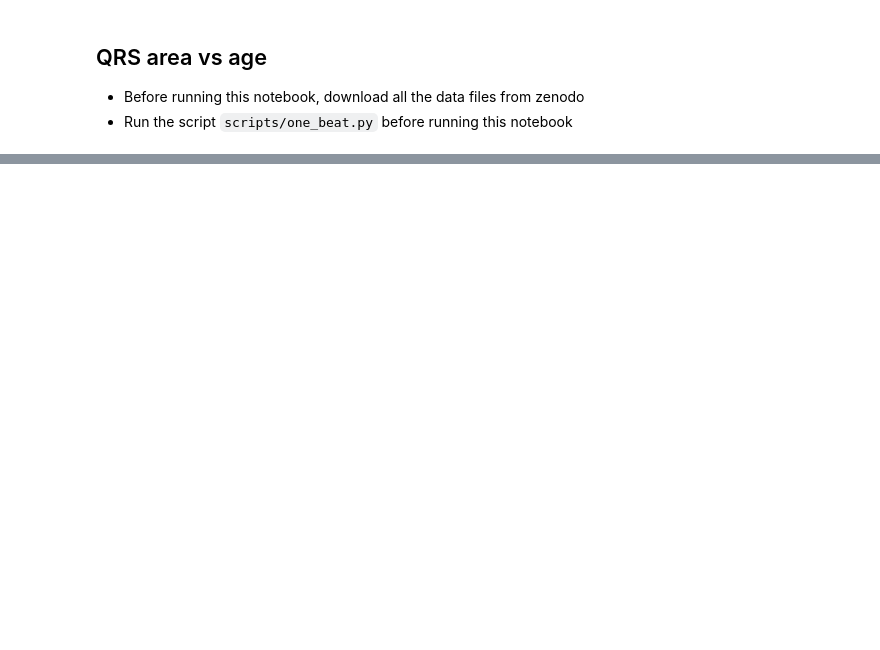
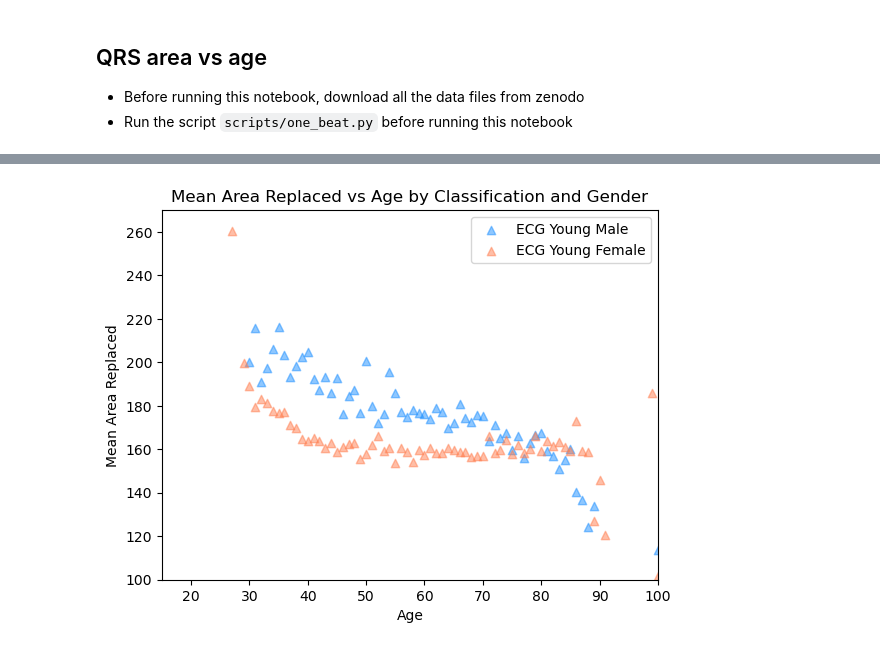
Before and after one commit to sanhitamj/ecg_unravel, a Jupyter notebook: notebooks/area_vs_age.ipynb, the cells around one changed output, grey strips where cells are left out. Drawn from its saved outputs; the diff is of its cells as text; code cells hidden in the pictures; blank space fills up the shorter version.

```diff
--- a/notebooks/area_vs_age.ipynb
+++ b/notebooks/area_vs_age.ipynb
@@ -336,0 +400,95 @@ plt.show()
+# %%
+df_gender_label = df.groupby(
+    ['age', 'is_male', 'classification']
+).agg(
+    area_mean=('all_chan_area', np.mean),
+    area_std=('all_chan_area', np.std)
+).reset_index()
+
+young_ecg = df_gender_label['classification'] == 'Young'
+old_ecg = df_gender_label['classification'] == 'Old'
+neutral_ecg = df_gender_label['classification'] == 'Neutral'
+
+# scatter plot for age vs area for each classification
+# plot males with dodgerblue and females with coral
+
+male_filt = df_gender_label['is_male']
+female_filt = ~male_filt
+
+plt.scatter(
+    df_gender_label[young_ecg & male_filt]['age'],
+    df_gender_label[young_ecg & male_filt]['area_mean'],
+    c='dodgerblue',
+    alpha=0.5,
+    marker='^',
+    label='ECG Young Male'
+)
+
+plt.scatter(
+    df_gender_label[young_ecg & female_filt]['age'],
+    df_gender_label[young_ecg & female_filt]['area_mean'],
+    c='coral',
+    alpha=0.5,
+    marker='^',
+    label='ECG Young Female'
+)
+plt.xlim(15, 100)
+plt.ylim(100, 270)
+plt.legend()
+plt.xlabel('Age')
+plt.ylabel('Mean Area Replaced')
+plt.title('Mean Area Replaced vs Age by Classification and Gender')
+plt.show()
+
+plt.scatter(
+    df_gender_label[neutral_ecg & male_filt]['age'],
+    df_gender_label[neutral_ecg & male_filt]['area_mean'],
+    c='dodgerblue',
+    alpha=0.5,
+    marker='o',
+    label='ECG Neutral Male'
+)
+
+plt.scatter(
+    df_gender_label[neutral_ecg & female_filt]['age'],
+    df_gender_label[neutral_ecg & female_filt]['area_mean'],
+    c='coral',
+    alpha=0.5,
+    marker='o',
+    label='ECG Neutral Female'
+)
+plt.xlim(15, 100)
+plt.ylim(100, 270)
+plt.legend()
+plt.xlabel('Age')
+plt.ylabel('Mean Area Replaced')
+plt.title('Mean Area Replaced vs Age by Classification and Gender')
+plt.show()
+
+plt.scatter(
+    df_gender_label[old_ecg & male_filt]['age'],
+    df_gender_label[old_ecg & male_filt]['area_mean'],
+    c='dodgerblue',
+    alpha=0.5,
+    marker='v',
+    label='ECG Old Male'
+)
+
+plt.scatter(
+    df_gender_label[old_ecg & female_filt]['age'],
+    df_gender_label[old_ecg & female_filt]['area_mean'],
+    c='coral',
+    alpha=0.5,
+    marker='v',
+    label='ECG Old Female'
+)
+
+plt.xlim(15, 100)
+plt.ylim(100, 270)
+plt.legend()
+plt.xlabel('Age')
+plt.ylabel('Mean Area Replaced')
+plt.title('Mean Area Replaced vs Age by Classification and Gender')
+plt.show()
+# %% [output]
+[figure, added]
```
Also changed, not shown: parts of 18 cells of this notebook.
